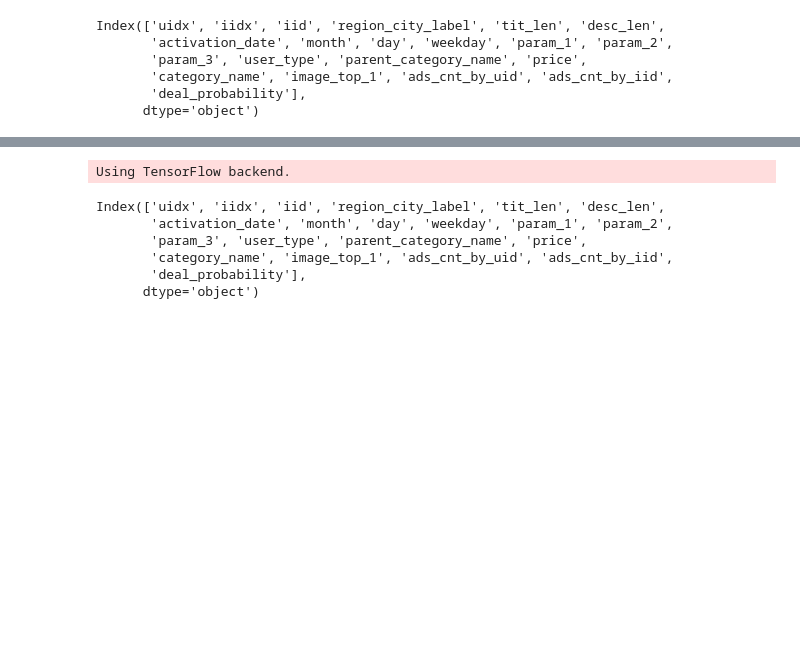
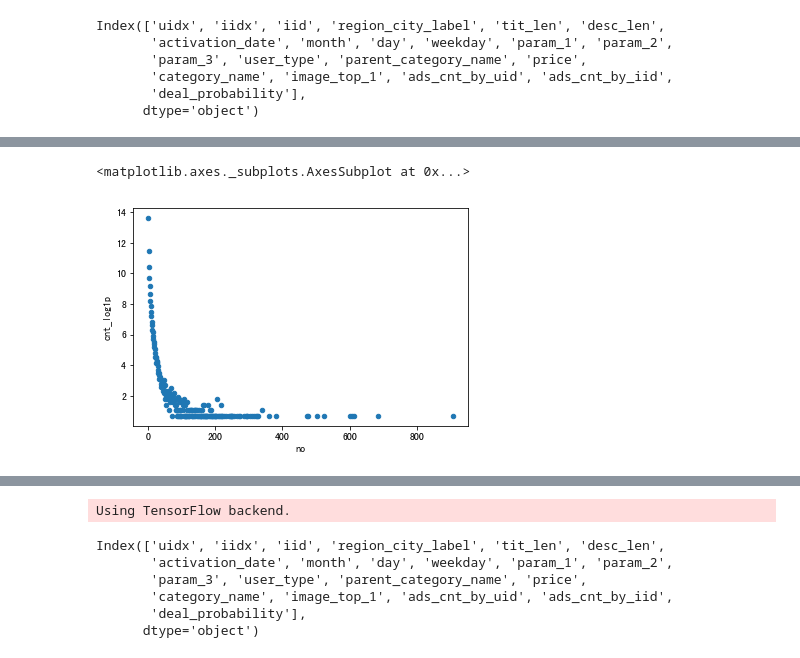
Before and after one commit to ihongChen/kaggle_Avito, a Jupyter notebook: src/Untitled.ipynb, the cells around one changed output, grey strips where cells are left out. Drawn from its saved outputs; the diff is of its cells as text; code cells hidden in the pictures; blank space fills up the shorter version.

Commit message:
trial svd by uidx x param_1, uidx x iidx

```diff
--- a/src/Untitled.ipynb
+++ b/src/Untitled.ipynb
@@ -20,0 +101,6 @@ Index(['uidx', 'iidx', 'iid', 'region_city_label', 'tit_len', 'desc_len',
+# %%
+df_uidx_param1_svd = pd.DataFrame(uidx_param1_svd)
+df_uidx_param1_svd['uidx'] = df_train.uidx.unique()
+# %%
+df_train = df_train.merge(df_uidx_param1_svd,how='left',on='uidx')
+df_train.columns
@@ -20,0 +155,3 @@ Index(['uidx', 'iidx', 'iid', 'region_city_label', 'tit_len', 'desc_len',
+# %%
+tmp = df_train.groupby(['uidx','param_1']).size().value_counts()
+y = np.log1p(tmp)
@@ -20,0 +167,9 @@ Index(['uidx', 'iidx', 'iid', 'region_city_label', 'tit_len', 'desc_len',
+# %%
+y_df = y.to_frame()
+y_df.reset_index(inplace=True)
+y_df.columns = ['no','cnt_log1p']
+# %%
+y_df.plot(kind='scatter',x='no',y='cnt_log1p')
+# %% [output]
+<matplotlib.axes._subplots.AxesSubplot at 0x...>
+[figure, added]
```
Also changed, not shown: parts of 42 cells of this notebook, 3 other files.
